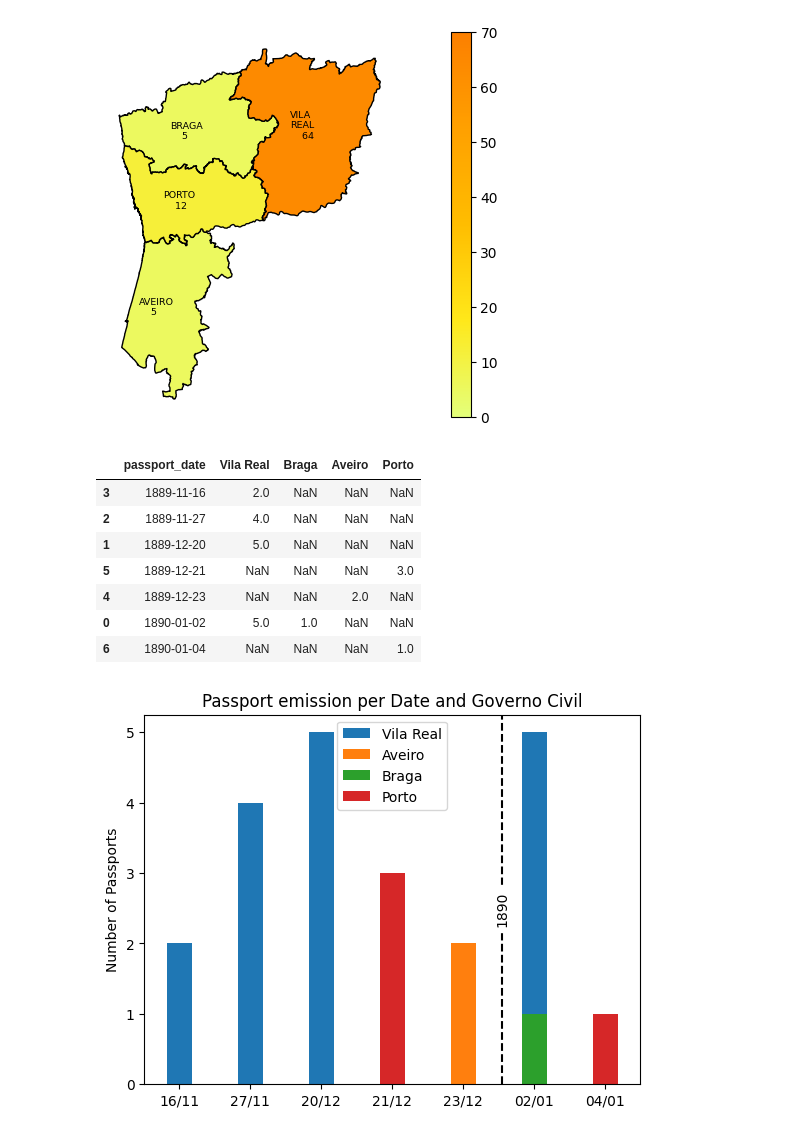
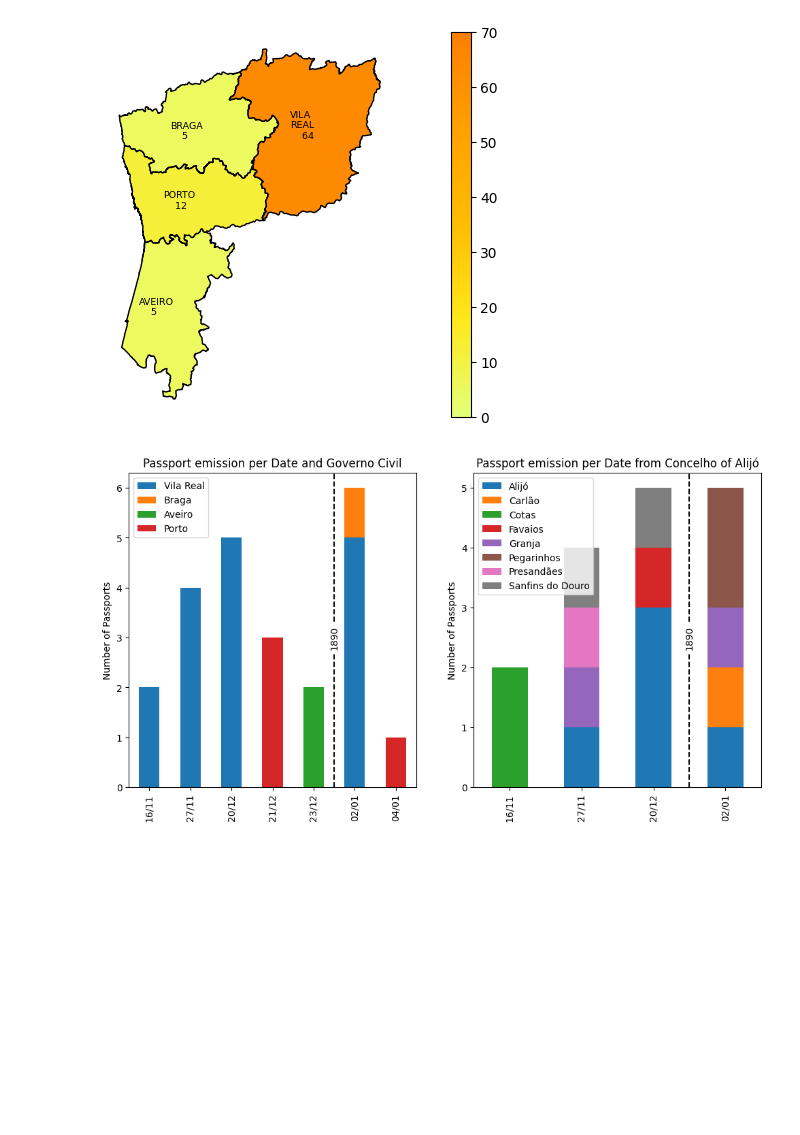
Before and after one commit to luamz/migration-data-analysis, a Jupyter notebook: portuguese_migrants.ipynb, the cells around one changed output. Cells and saved outputs as stored; diff of their text form; code cells hidden in the pictures; blank space fills up the shorter version.

Commit message:
Passport emission updated

```diff
--- a/portuguese_migrants.ipynb
+++ b/portuguese_migrants.ipynb
@@ -162,31 +162,31 @@ plt.axis("off")
 plt.show()
 # %% [output]
 [figure]
-# %%
-bearers = w_c_tait.query("role == 'Bearer'")
-passports = generate_passport_bar(bearers)
-display(passports)
-
-fig7, ax = plt.subplots()
-labels = ['16/11','27/11','20/12','21/12','23/12','02/01','04/01']
-width = 0.35
-ax.bar(labels, passports['Vila Real'], width, label='Vila Real')
-ax.bar(labels, passports['Aveiro'], width, label='Aveiro')
-ax.bar(labels, passports['Braga'], width, label='Braga')
-ax.bar(labels, passports['Porto'], width, label='Porto')
-ax.set_ylabel('Number of Passports')
-ax.set_title('Passport emission per Date and Governo Civil')
-ax.legend()
-plt.axvline(x = 4.55, color = 'black', linestyle='dashed')
-plt.text(4.55, 2.5, '1890', ha='center', va='center',rotation='vertical', backgroundcolor='white')
-plt.show()
-# %% [output]
-|  | passport_date | Vila Real | Braga | Aveiro | Porto |
-| 3 | 1889-11-16 | 2.0 | NaN | NaN | NaN |
-| 2 | 1889-11-27 | 4.0 | NaN | NaN | NaN |
-| 1 | 1889-12-20 | 5.0 | NaN | NaN | NaN |
-| 5 | 1889-12-21 | NaN | NaN | NaN | 3.0 |
-| 4 | 1889-12-23 | NaN | NaN | 2.0 | NaN |
-| 0 | 1890-01-02 | 5.0 | 1.0 | NaN | NaN |
-| 6 | 1890-01-04 | NaN | NaN | NaN | 1.0 |
-[figure, removed]
+# %%
+bearers = w_c_tait.query("role == 'Bearer'")
+fig7, axes = plt.subplots(ncols=2, figsize=(12, 6))
+
+passports = generate_passport_bar(bearers)
+passports.plot(x='passport_date', kind='bar', stacked=True, ax=axes[0],
+        title='Stacked Bar Graph by dataframe')
+axes[0].set_xlabel('')
+axes[0].set_ylabel('Number of Passports')
+axes[0].set_title('Passport emission per Date and Governo Civil')
+axes[0].axvline(x = 4.5, color = 'black', linestyle='dashed')
+axes[0].text(4.5, 3, '1890', ha='center', va='center',rotation='vertical', backgroundcolor='white')
+axes[0].set_xticklabels(['16/11','27/11','20/12','21/12','23/12','02/01','04/01'])
+
+
+vila_real = bearers.query("passport_emission == 'Vila Real'")[["list_name", "passport_date","naturality_place"]]\
+                   .sort_values(by='passport_date')
+passports_alijo = generate_passport_bar_alijo(vila_real)
+passports_alijo.plot(x='passport_date', kind='bar', stacked=True, ax=axes[1],
+        title='Stacked Bar Graph by dataframe')
+axes[1].set_xticklabels(['16/11','27/11','20/12','02/01'])
+axes[1].set_xlabel('')
+axes[1].set_ylabel('Number of Passports')
+axes[1].set_title('Passport emission per Date from Concelho of Alijó')
+axes[1].axvline(x = 2.5, color = 'black', linestyle='dashed')
+axes[1].text(2.5, 2.5, '1890', ha='center', va='center',rotation='vertical', backgroundcolor='white');
+# %% [output]
+[figure, added]
```
Also changed, not shown: 2 other files.
